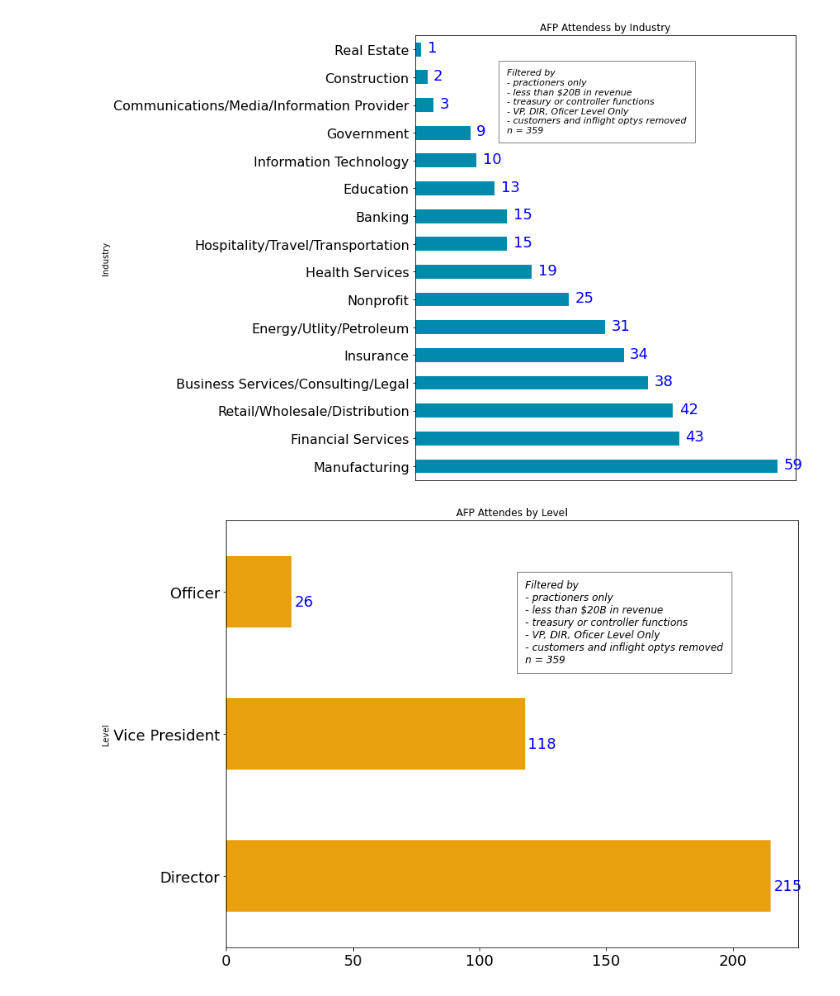
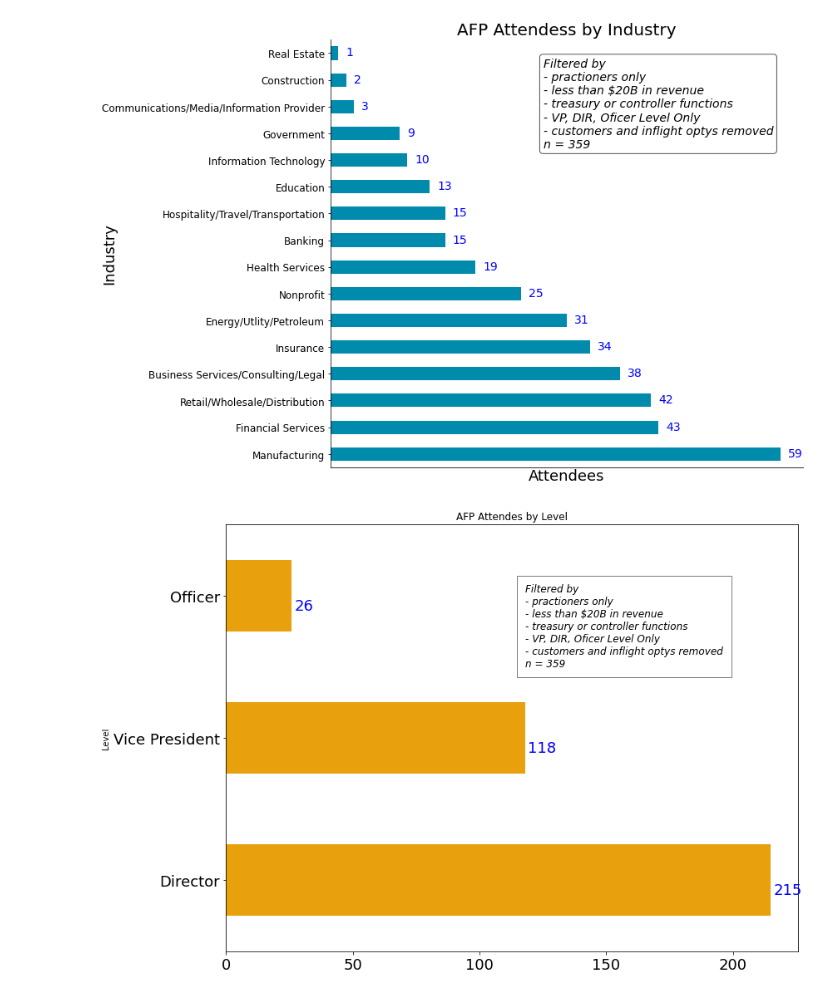
Before and after one commit to bethanysciences/Jupyter_Notebooks, a Jupyter notebook: HT_AFP.ipynb, the cells around one changed output. Drawn from its saved outputs; the diff is of its cells as text; code cells hidden in the pictures.

```diff
--- a/HT_AFP.ipynb
+++ b/HT_AFP.ipynb
@@ -44,39 +24,55 @@ ind_df = pd.DataFrame(ind_df)
 ind_df = ind_df.reset_index()
 ind_df.columns = ['Industry', 'Attendees']
 # ind_df.info()
 
+#fig, ax = plt.subplots()
 title = 'AFP Attendess by Industry'
+xlabel = 'Attendees'
+ylabel = ('Industry')
 
 ax = ind_df.plot.barh(x='Industry',
                        y='Attendees',
                        rot = 0,
                        legend = False,
                        fontsize = '16',
                        figsize=(12,8),
-                       title = title,
                        color= '#008bac')
+
+ax.set_title(title, fontsize = '20')
+ax.set_xlabel(xlabel, fontsize = '18', labelpad = 1)
+ax.set_ylabel(ylabel, fontsize = '18', labelpad = -18)
+ax.set_yticklabels(ind_df['Industry'],fontsize = '12', wrap = True)
+ax.spines["top"].set_visible(False)
+ax.spines["right"].set_visible(False)
+ax.spines["left"].set_visible(True)
+ax.spines["bottom"].set_visible(True)
 
 ax.tick_params(
             axis = 'x',          # changes apply to the x-axis
             which = 'both',      # both major and minor ticks are affected
             bottom = False,      # ticks along the bottom edge are off
             top = False,         # ticks along the top edge are off
             labelbottom = False
      )
 
-# ax.set_yticklabels(ind_df['Industry'],fontsize = 18, wrap = True)
+bbox_props = dict(boxstyle = "round", fc = "w", ec = "0.25", alpha = 0.9)
 
-ax.text(15, 12, box, fontsize = '11', style='italic',
-        bbox={'facecolor': 'white', 'alpha': 0.5, 'pad': 10})
+ax.text(0.45, 0.85, box, fontsize = '14',
+                       style = 'italic',
+                       horizontalalignment = 'left',
+                       verticalalignment = 'center',
+                       transform = ax.transAxes,
+                       bbox = bbox_props)
 
 for i, v in enumerate(ind_df['Attendees']):
-    plt.text(v + 1, i - 0.1, str(v), color = 'blue', fontweight = 'regular', fontsize = '18')
+    # plt.text(v + 1, i - 0.1, str(v), color = 'blue', fontsize = '14')
+    plt.text(v + 1, i - 0.1, str(v), color = 'blue', fontsize = '14')
 
 plt.tight_layout()
 
 ax.figure.savefig('afp_Industry.png', dpi=96)
 # %% [output]
-[figure, old version]
+[figure, new version]
 # %%
 # BY LEVEL
 
```
Also changed, not shown: parts of 2 cells of this notebook, 3 other files.
